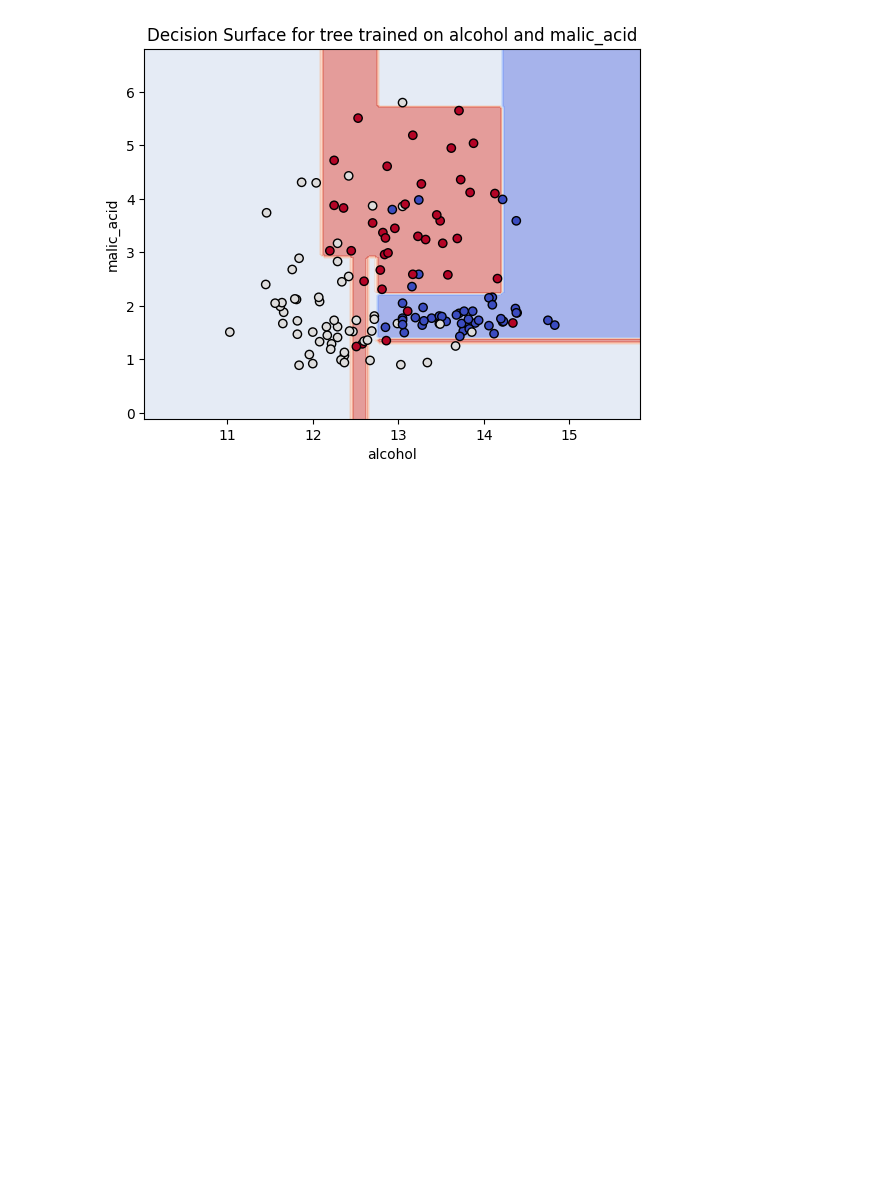
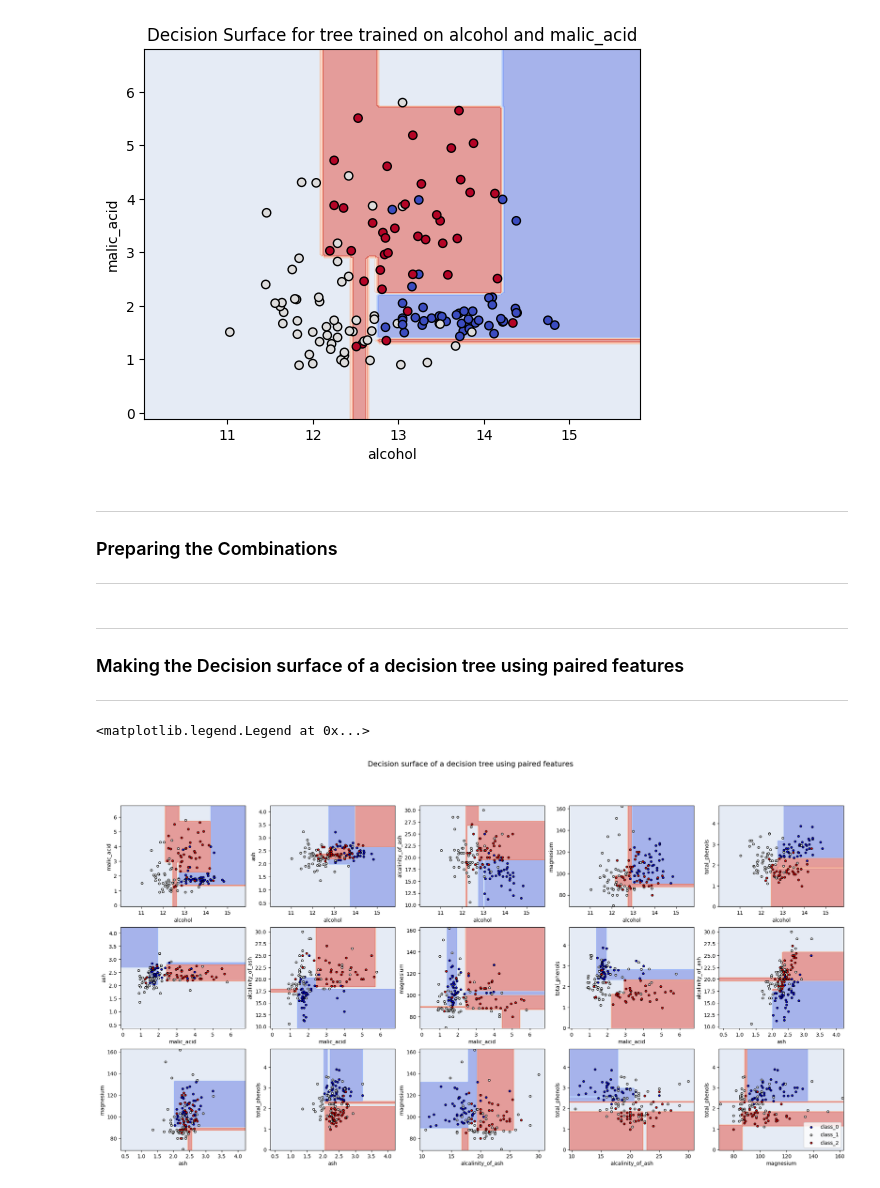
Before and after one commit to LoNeWoLf003/Intro-to-ML, a Jupyter notebook: 09082023/09082023.ipynb, the cells around one changed output. Cells and saved outputs as stored; diff of their text form; code cells hidden in the pictures; blank space fills up the shorter version.

```diff
--- a/09082023/09082023.ipynb
+++ b/09082023/09082023.ipynb
@@ -40,3 +40,40 @@ plt.title(
 plt.show()
 # %% [output]
 [figure]
+# %% [markdown]
+---
+### Preparing the Combinations
+---
+# %%
+from itertools import combinations
+import numpy as np
+
+comb=combinations(np.arange(0,6),2)
+
+unique_combinations=set(comb)
+# %% [markdown]
+---
+### Making the Decision surface of a decision tree using paired features
+---
+# %%
+n_classes = 3
+color_palette = plt.cm.coolwarm
+plot_colors = "bwr"
+plot_step = 0.02
+plt.figure(figsize=(25, 12))
+for pair_idx, pair in enumerate(sorted(unique_combinations)):
+    X_train_cols = X_train[:, pair]
+    classifier = DecisionTreeClassifier(
+        max_depth=4, random_state=SEED).fit(X_train_cols, y_train)
+    ax = plt.subplot(3, 5, pair_idx + 1)
+    DecisionBoundaryDisplay.from_estimator(classifier, X_train_cols, cmap=color_palette, response_method="predict",
+                                           ax=ax, xlabel=data.feature_names[pair[0]], ylabel=data.feature_names[pair[1]], alpha=0.5)
+    for i, color in zip(range(n_classes), plot_colors):
+        idx = np.where(y_train == i)
+        plt.scatter(X_train_cols[idx, 0], X_train_cols[idx, 1], c=color,
+                    label=data.target_names[i], cmap=color_palette,edgecolors='black', s=15)
+plt.suptitle("Decision surface of a decision tree using paired features",fontsize=14)
+plt.legend(loc='lower right')
+# %% [output]
+<matplotlib.legend.Legend at 0x...>
+[figure, added]
```
